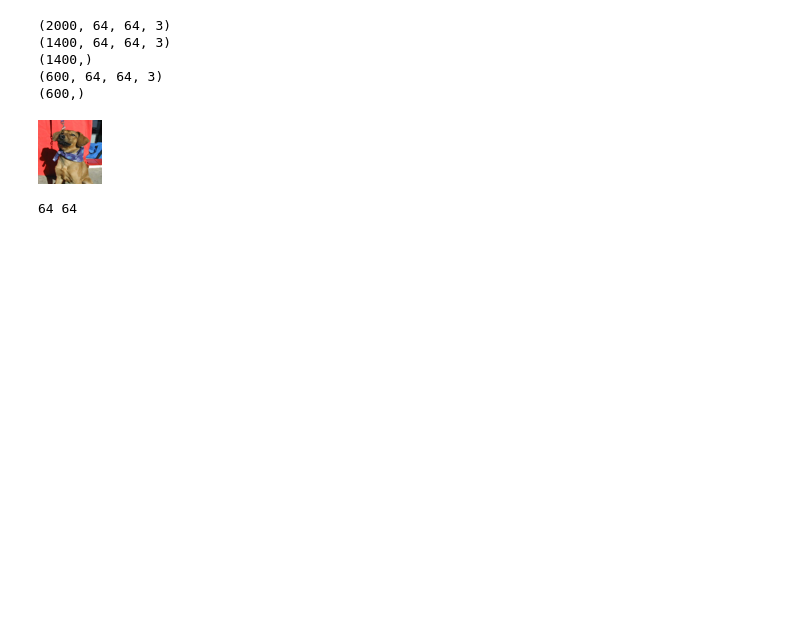
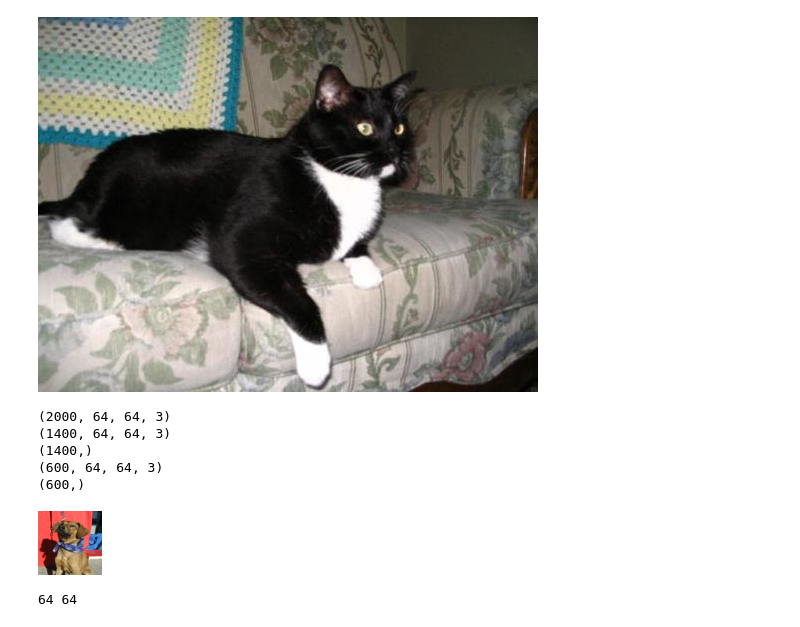
Before and after one commit to yrom1/cat-identifier, a Jupyter notebook: main.ipynb, the cells around one changed output. Saved outputs shown, nothing was run; the diff lists cells and outputs as text; code cells hidden in the pictures; blank space fills up the shorter version.

```diff
--- a/main.ipynb
+++ b/main.ipynb
@@ -16,6 +16,10 @@ import PIL
 import PIL.Image
 
 from pathlib import Path
+# %%
+PIL.Image.open("data/cat/63.jpg")
+# %% [output]
+[figure, added]
 # %%
 def load_data():
     X = []
```
Also changed, not shown: parts of 14 cells of this notebook.
